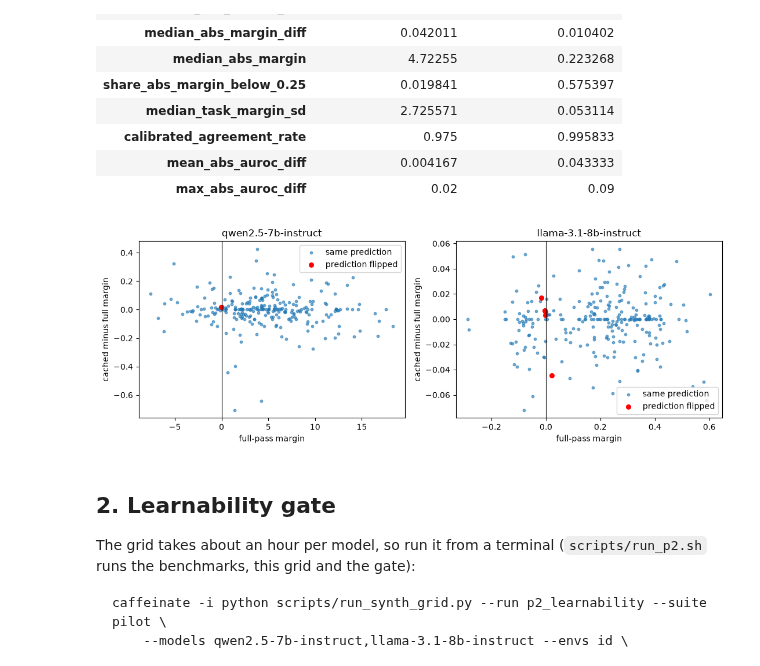
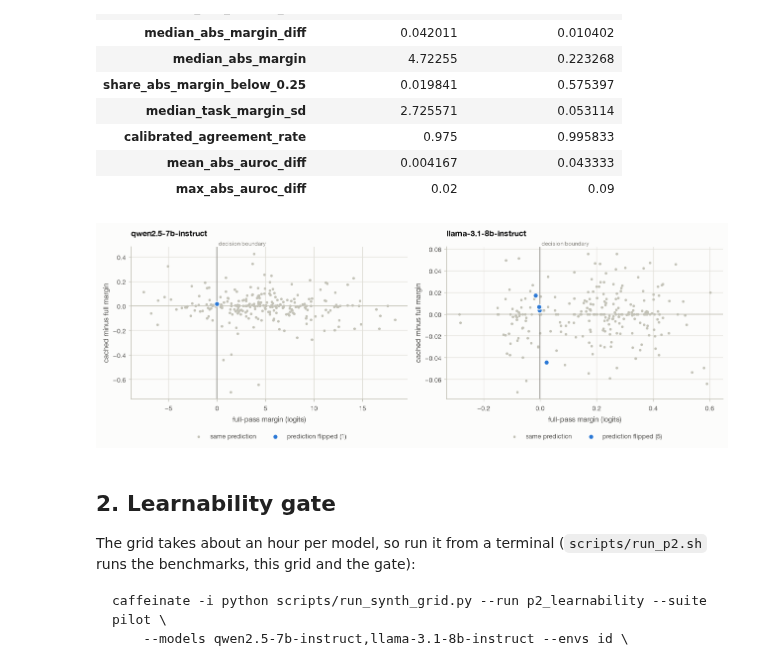
Before and after one commit to Chenuka-Garusinghe/LLM-ICL-OOD-Honours, a Jupyter notebook: sata-project/notebooks/02_pilot_and_priors.ipynb, the cells around one changed output. Cells and saved outputs as stored; diff of their text form; code cells hidden in the pictures.

```diff
--- a/sata-project/notebooks/02_pilot_and_priors.ipynb
+++ b/sata-project/notebooks/02_pilot_and_priors.ipynb
@@ -99,19 +105,23 @@ pd.DataFrame({m: {k: b.get(k) for k in keys} for m, b in bench.items()})
 | mean_abs_auroc_diff | 0.004167 | 0.043333 |
 | max_abs_auroc_diff | 0.02 | 0.09 |
 # %%
-fig, axes = plt.subplots(1, len(MODELS), figsize=(11, 4))
+fig, axes = plt.subplots(1, len(MODELS), figsize=(11.5, 4), layout="constrained")
 for ax, model in zip(axes, MODELS):
     s = pd.read_parquet(RESULTS / "p2" / f"benchmark_{model}_agreement.parquet")
     flip = s.prediction_cached != s.prediction_full
     d = s.margin_cached - s.margin_full
-    ax.scatter(s.margin_full[~flip], d[~flip], s=10, alpha=0.6, label="same prediction")
-    ax.scatter(s.margin_full[flip], d[flip], s=30, color="red", label="prediction flipped")
-    ax.axvline(0, color="black", lw=0.8)
-    ax.set_title(model); ax.set_xlabel("full-pass margin"); ax.set_ylabel("cached minus full margin")
-    ax.legend()
-plt.tight_layout(); plt.show()
+    ax.scatter(s.margin_full[~flip], d[~flip], s=12, color=plots.CONTEXT, linewidths=0, label="same prediction")
+    ax.scatter(s.margin_full[flip], d[flip], s=44, color=plots.BLUE, edgecolors=plots.SURFACE, linewidths=1.2,
+               label=f"prediction flipped ({int(flip.sum())})", zorder=3)
+    plots.reference(ax, 0, "decision boundary")
+    ax.axhline(0, color=plots.AXIS, linewidth=1.0)
+    ax.grid(True); ax.set_axisbelow(True)
+    ax.set_title(model)
+    ax.set_xlabel("full-pass margin (logits)"); ax.set_ylabel("cached minus full margin")
+    ax.legend(loc="upper center", bbox_to_anchor=(0.5, -0.18), ncol=2)
+plt.show()
 # %% [output]
-[figure, old version]
+[figure, new version]
 # %% [markdown]
 ## 2. Learnability gate
 
```
Also changed, not shown: parts of 13 cells of this notebook, 28 other files.
